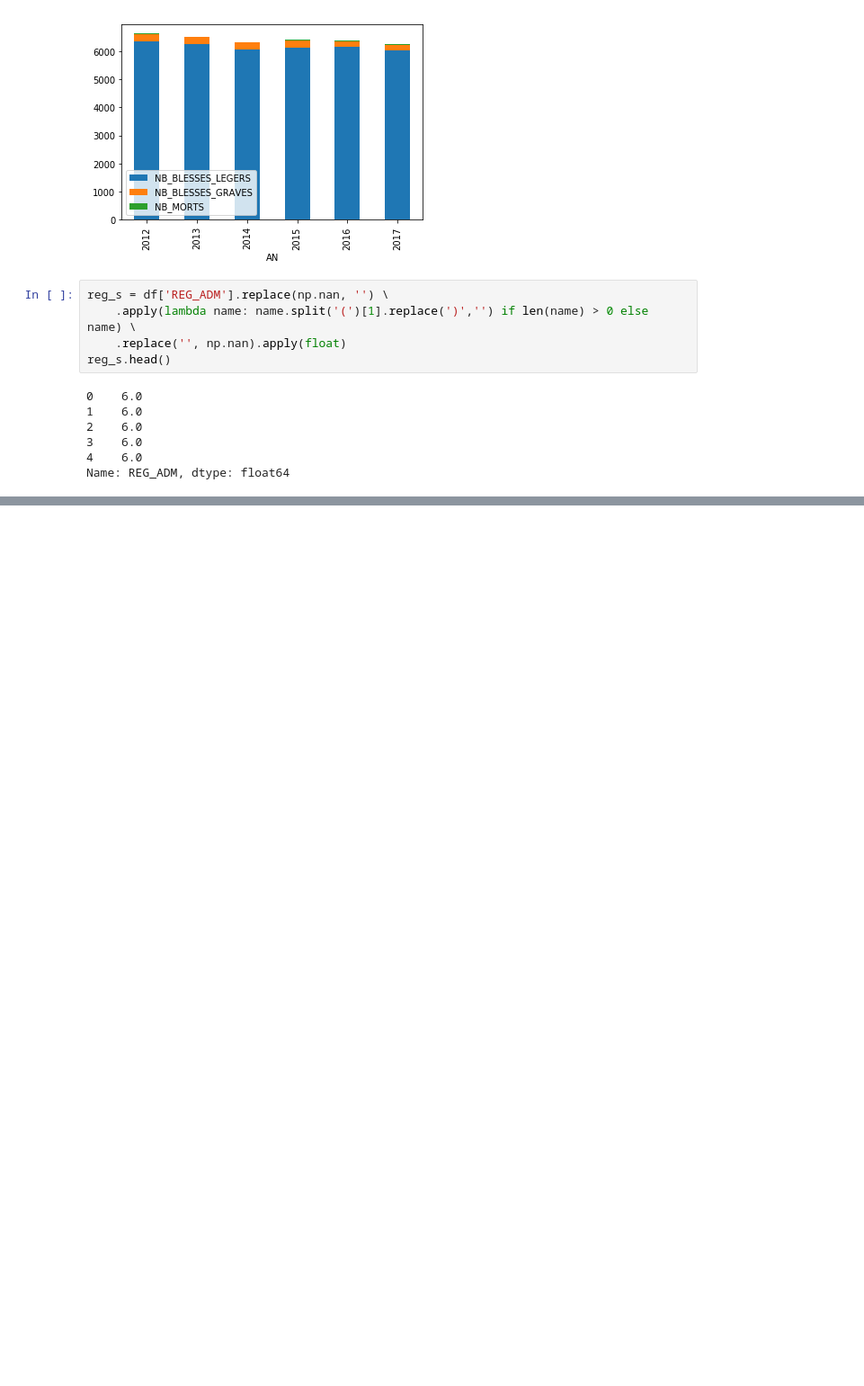
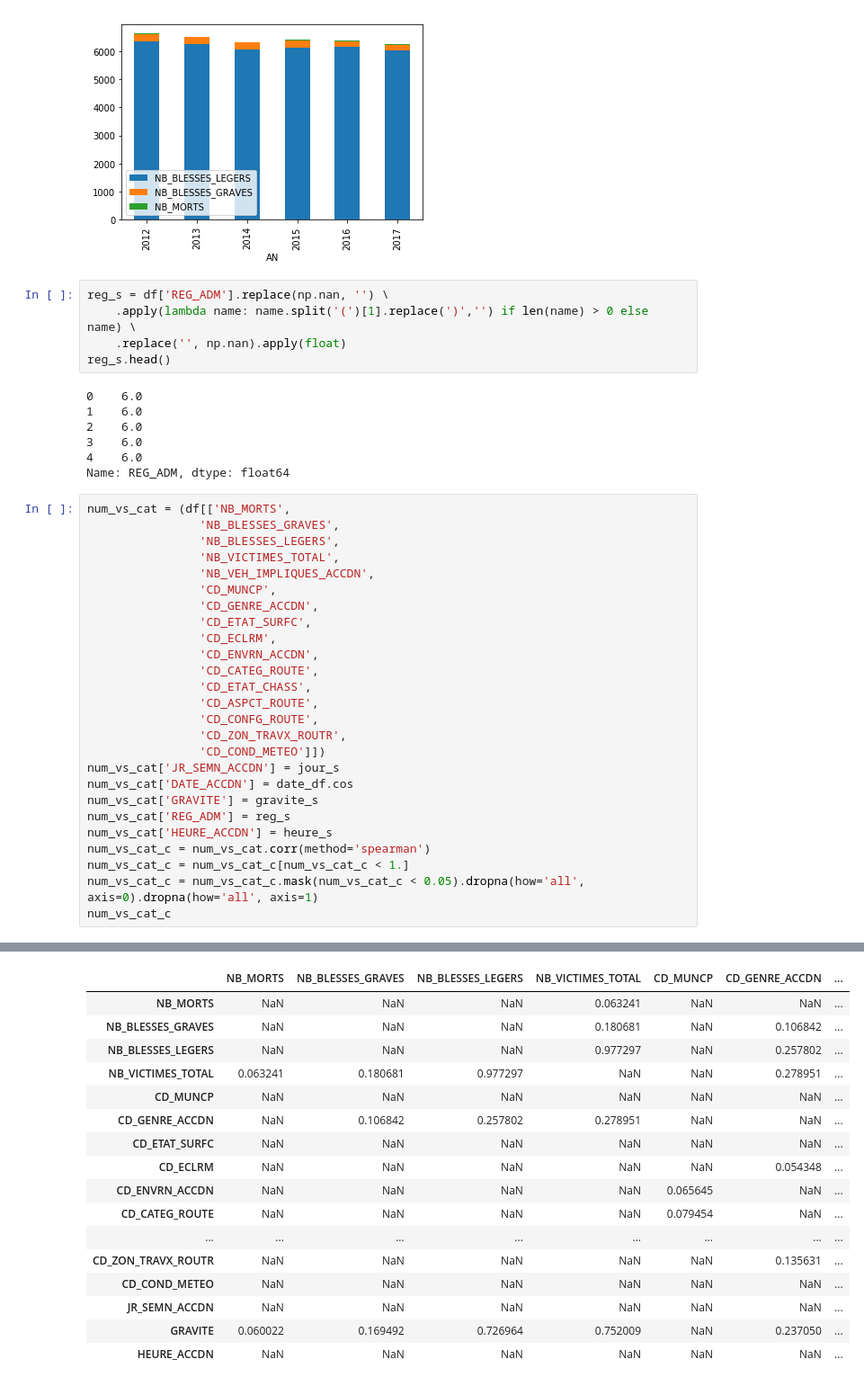
Before and after one commit to big-data-lab-team/accident-prediction-montreal, a Jupyter notebook: notebooks/clustering.ipynb, the cells around one changed output, grey strips where cells are left out. Shown: that part at 90% size. Drawn from its saved outputs; the diff is of its cells as text; blank space fills up the shorter version.

Commit message:
correlation between numerical and categorical variables

```diff
--- a/notebooks/clustering.ipynb
+++ b/notebooks/clustering.ipynb
@@ -326,3 +326,30 @@ reg_s.head()
 3    6.0
 4    6.0
 Name: REG_ADM, dtype: float64
+# %%
+num_vs_cat = (df[['NB_MORTS',
+                'NB_BLESSES_GRAVES',
+                'NB_BLESSES_LEGERS',
+                'NB_VICTIMES_TOTAL',
+                'NB_VEH_IMPLIQUES_ACCDN',
+                'CD_MUNCP',
+                'CD_GENRE_ACCDN',
+                'CD_ETAT_SURFC',
+                'CD_ECLRM',
+                'CD_ENVRN_ACCDN',
+                'CD_CATEG_ROUTE',
+                'CD_ETAT_CHASS',
+                'CD_ASPCT_ROUTE',
+                'CD_CONFG_ROUTE',
+                'CD_ZON_TRAVX_ROUTR',
+                'CD_COND_METEO']])
+num_vs_cat['JR_SEMN_ACCDN'] = jour_s
+num_vs_cat['DATE_ACCDN'] = date_df.cos
+num_vs_cat['GRAVITE'] = gravite_s
+num_vs_cat['REG_ADM'] = reg_s
+num_vs_cat['HEURE_ACCDN'] = heure_s
+num_vs_cat_c = num_vs_cat.corr(method='spearman')
+num_vs_cat_c = num_vs_cat_c[num_vs_cat_c < 1.]
+num_vs_cat_c = num_vs_cat_c.mask(num_vs_cat_c < 0.05).dropna(how='all', axis=0).dropna(how='all', axis=1)
+num_vs_cat_c
+# %% [output]
@@ -328,0 +376,17 @@ Name: REG_ADM, dtype: float64
+|  | NB_MORTS | NB_BLESSES_GRAVES | NB_BLESSES_LEGERS | NB_VICTIMES_TOTAL | CD_MUNCP | CD_GENRE_ACCDN | ... |
+| NB_MORTS | NaN | NaN | NaN | 0.063241 | NaN | NaN | ... |
+| NB_BLESSES_GRAVES | NaN | NaN | NaN | 0.180681 | NaN | 0.106842 | ... |
+| NB_BLESSES_LEGERS | NaN | NaN | NaN | 0.977297 | NaN | 0.257802 | ... |
+| NB_VICTIMES_TOTAL | 0.063241 | 0.180681 | 0.977297 | NaN | NaN | 0.278951 | ... |
+| CD_MUNCP | NaN | NaN | NaN | NaN | NaN | NaN | ... |
+| CD_GENRE_ACCDN | NaN | 0.106842 | 0.257802 | 0.278951 | NaN | NaN | ... |
+| CD_ETAT_SURFC | NaN | NaN | NaN | NaN | NaN | NaN | ... |
+| CD_ECLRM | NaN | NaN | NaN | NaN | NaN | 0.054348 | ... |
+| CD_ENVRN_ACCDN | NaN | NaN | NaN | NaN | 0.065645 | NaN | ... |
+| CD_CATEG_ROUTE | NaN | NaN | NaN | NaN | 0.079454 | NaN | ... |
+| ... | ... | ... | ... | ... | ... | ... | ... |
+| CD_ZON_TRAVX_ROUTR | NaN | NaN | NaN | NaN | NaN | 0.135631 | ... |
+| CD_COND_METEO | NaN | NaN | NaN | NaN | NaN | NaN | ... |
+| JR_SEMN_ACCDN | NaN | NaN | NaN | NaN | NaN | NaN | ... |
+| GRAVITE | 0.060022 | 0.169492 | 0.726964 | 0.752009 | NaN | 0.237050 | ... |
+| HEURE_ACCDN | NaN | NaN | NaN | NaN | NaN | NaN | ... |
```
Also changed, not shown: parts of 1 cell of this notebook.
